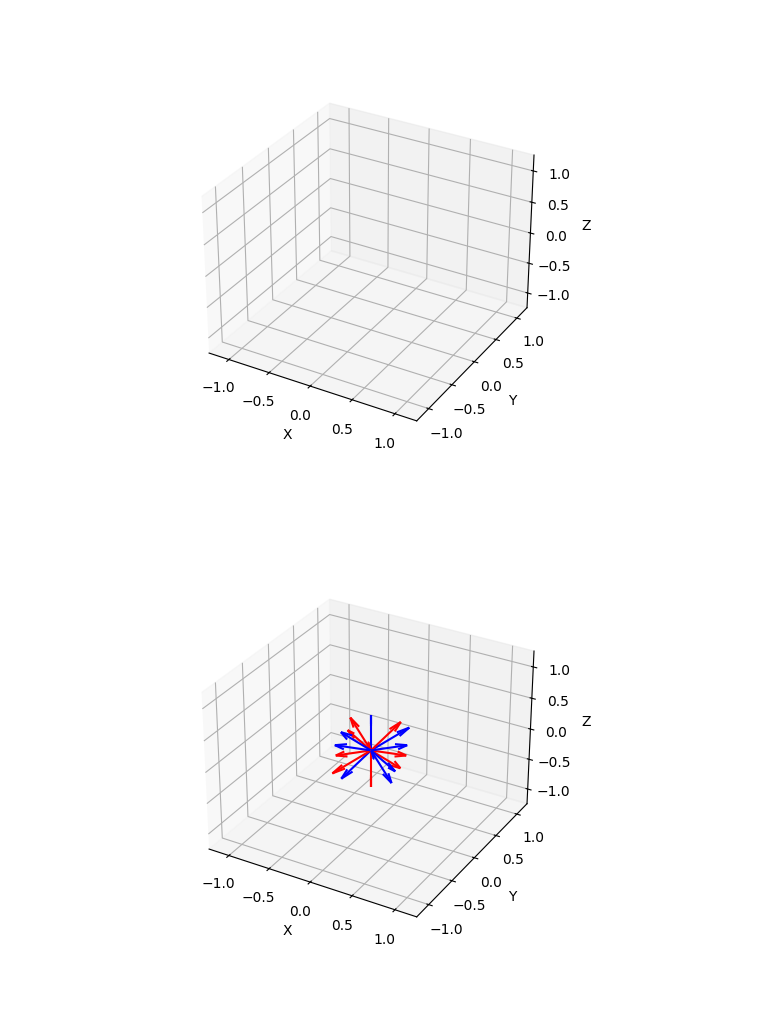
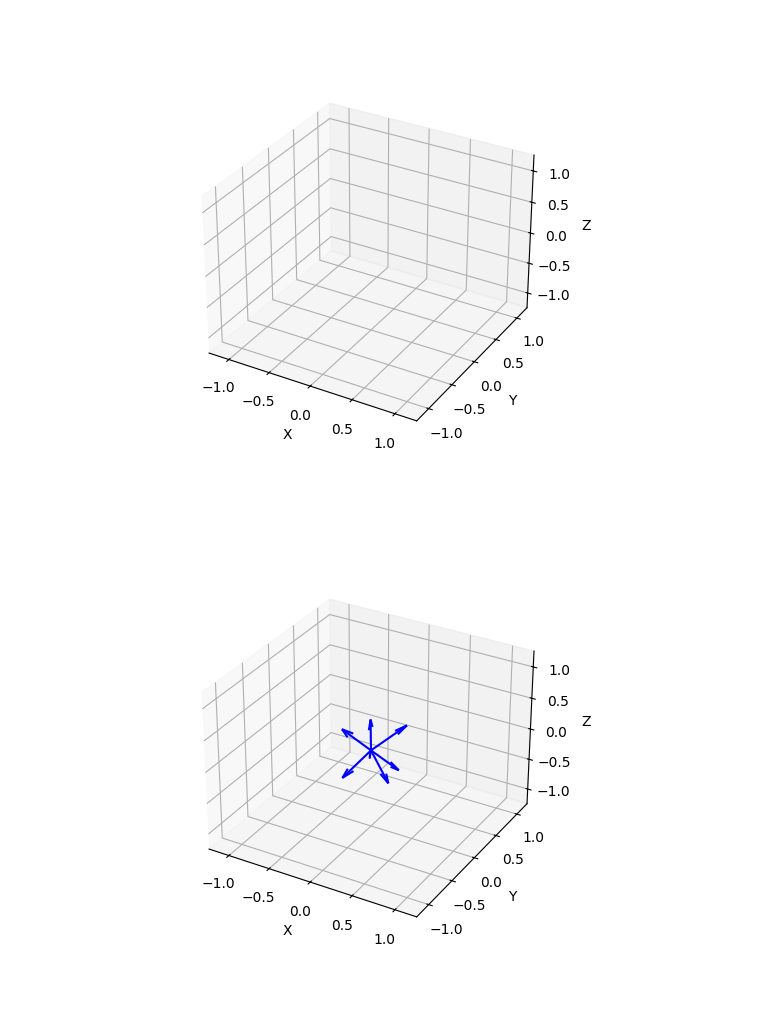
Before and after one commit to BrownSpaceEngineering/adcs, a Jupyter notebook: Python Control System/sun sensor/PairwiseSimLstSq.ipynb, the cells around one changed output. Saved outputs shown, nothing was run; the diff lists cells and outputs as text; code cells hidden in the pictures.

```diff
--- a/Python Control System/sun sensor/PairwiseSimLstSq.ipynb
+++ b/Python Control System/sun sensor/PairwiseSimLstSq.ipynb
@@ -8,7 +8,7 @@ from scipy.spatial.transform import Rotation as R
 # %%
 max_angle = 70
 minimum_reading = math.cos(math.radians(max_angle))
-filled = 6
+filled = 4
 pitch = 25
 
 def spherical_rad_to_x(phi, theta):#changes theta orientation to fit formula
@@ -92,10 +90,10 @@ plt.show()
 # %%
 for pair in pairs:
     create_vec(pair.diode_1, 'b', 0.5)
-    create_vec(pair.diode_2, 'r', 0.5)
+    #create_vec(pair.diode_2, 'r', 0.5)
 plt.show()
 # %% [output]
-[figure, old version]
+[figure, new version]
 # %%
 def run_sim_noisy(sun_phi, sun_theta, noise = 0.01):
     sols = []
```
Also changed, not shown: parts of 2 cells of this notebook, 4 other files.
